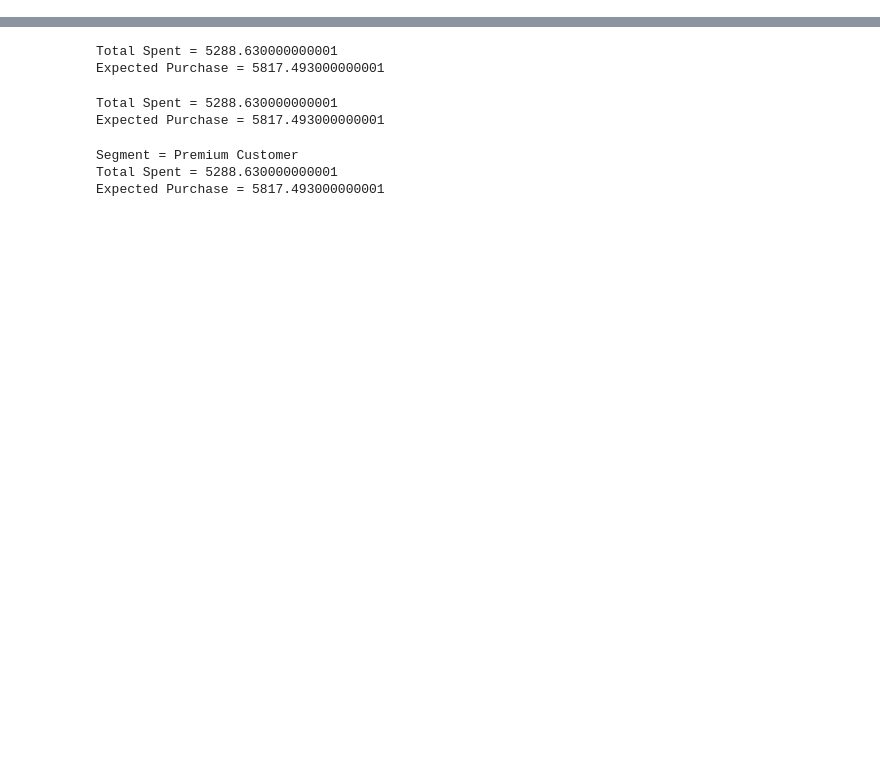
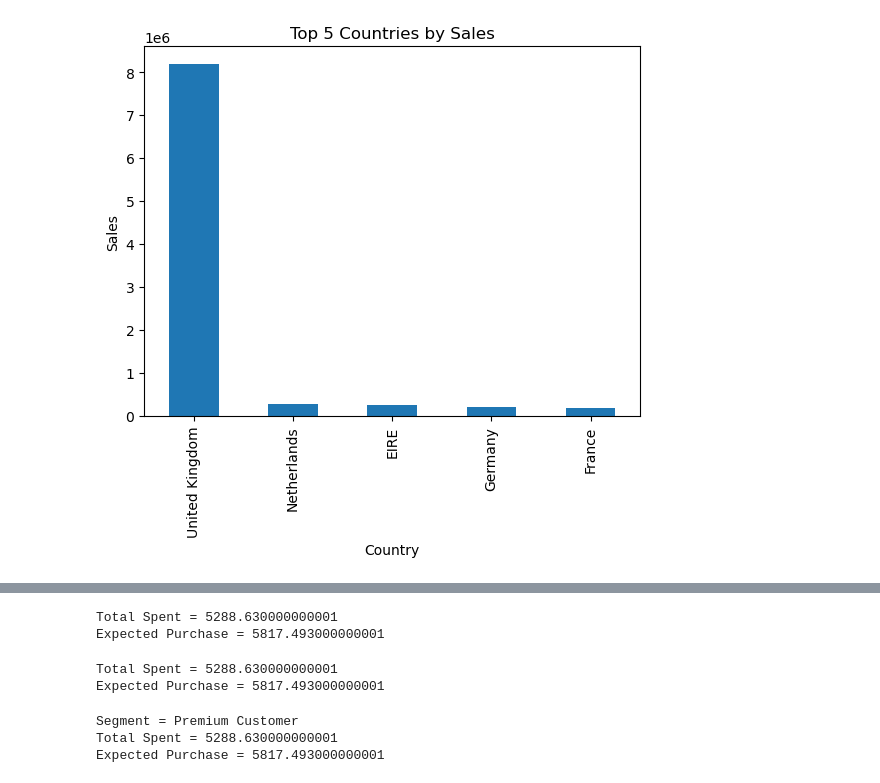
Before and after one commit to Jahnavi7938/customer_segmentation-project, a Jupyter notebook: project.ipynb, the cells around one changed output, grey strips where cells are left out. Drawn from its saved outputs; the diff is of its cells as text; code cells hidden in the pictures; blank space fills up the shorter version.

Commit message:
Added new visualizations

```diff
--- a/project.ipynb
+++ b/project.ipynb
@@ -2,0 +5,15 @@ import pandas as pd
+# %%
+df["TotalAmount"] = df["Quantity"] * df["UnitPrice"]
+# %%
+country_sales = df.groupby("Country")["TotalAmount"].sum()
+
+country_sales.sort_values(
+    ascending=False
+).head(5).plot(kind="bar")
+
+plt.title("Top 5 Countries by Sales")
+plt.xlabel("Country")
+plt.ylabel("Sales")
+plt.show()
+# %% [output]
+[figure, added]
```
Also changed, not shown: parts of 3 cells of this notebook.
